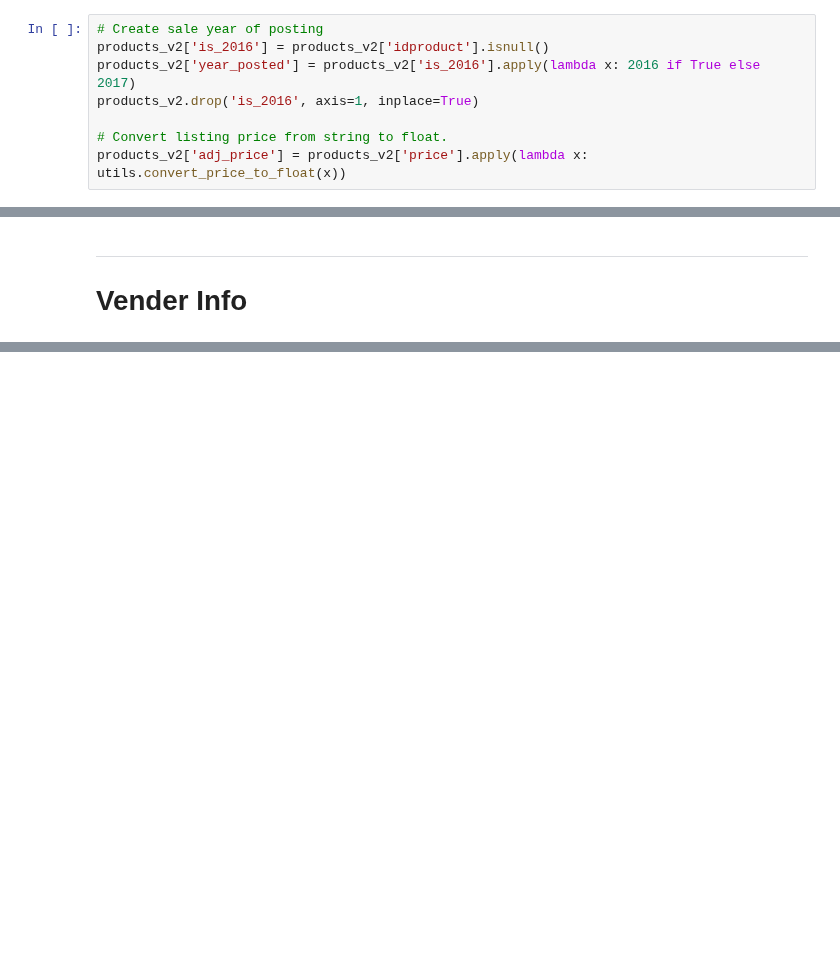
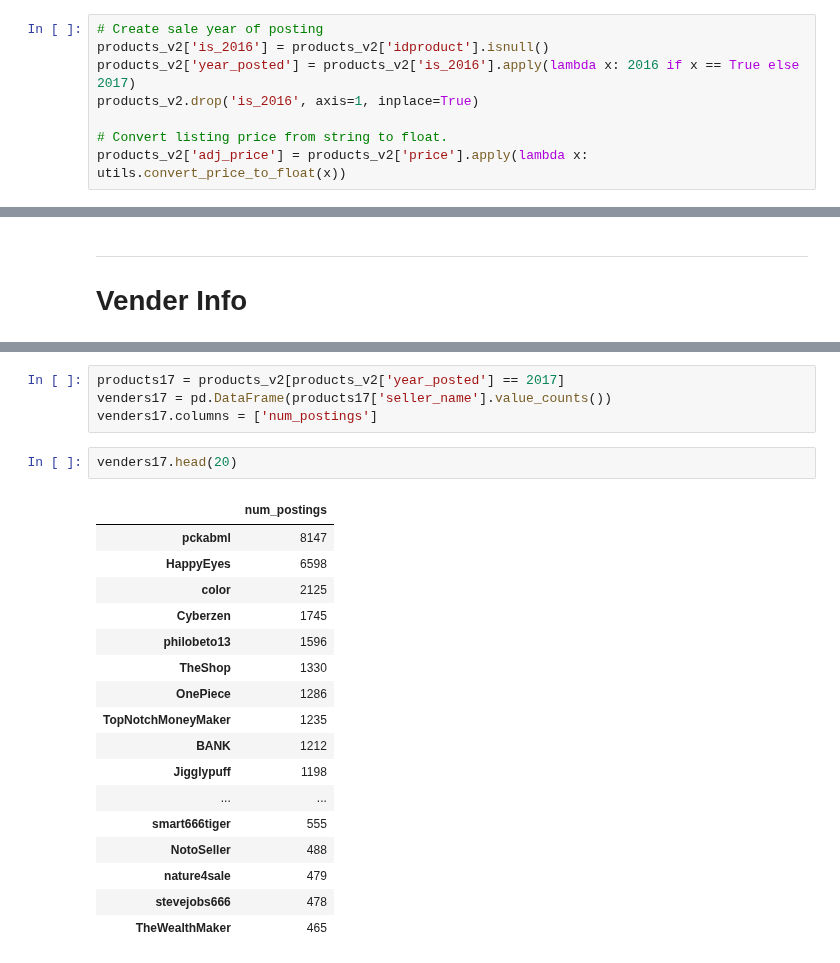
Before and after one commit to Morgan-Sell/darknet-economics, a Jupyter notebook: products_data_process_feat_eng.ipynb, the cells around one changed output, grey strips where cells are left out. Cells and saved outputs as stored; diff of their text form; blank space fills up the shorter version.

Commit message:
chore(): Performing EDA on vender data.

```diff
--- a/products_data_process_feat_eng.ipynb
+++ b/products_data_process_feat_eng.ipynb
@@ -63,7 +65,7 @@ products_v2 = products.drop(cols_to_review, axis=1)
 # %%
 # Create sale year of posting
 products_v2['is_2016'] = products_v2['idproduct'].isnull()
-products_v2['year_posted'] = products_v2['is_2016'].apply(lambda x: 2016 if True else 2017)
+products_v2['year_posted'] = products_v2['is_2016'].apply(lambda x: 2016 if x == True else 2017)
 products_v2.drop('is_2016', axis=1, inplace=True)
 
 # Convert listing price from string to float.
@@ -202,0 +240,24 @@ plt.tight_layout();
+# %%
+products17 = products_v2[products_v2['year_posted'] == 2017]
+venders17 = pd.DataFrame(products17['seller_name'].value_counts())
+venders17.columns = ['num_postings']
+# %%
+venders17.head(20)
+# %% [output]
+|  | num_postings |
+| pckabml | 8147 |
+| HappyEyes | 6598 |
+| color | 2125 |
+| Cyberzen | 1745 |
+| philobeto13 | 1596 |
+| TheShop | 1330 |
+| OnePiece | 1286 |
+| TopNotchMoneyMaker | 1235 |
+| BANK | 1212 |
+| Jigglypuff | 1198 |
+| ... | ... |
+| smart666tiger | 555 |
+| NotoSeller | 488 |
+| nature4sale | 479 |
+| stevejobs666 | 478 |
+| TheWealthMaker | 465 |
```
Also changed, not shown: parts of 9 cells of this notebook.
